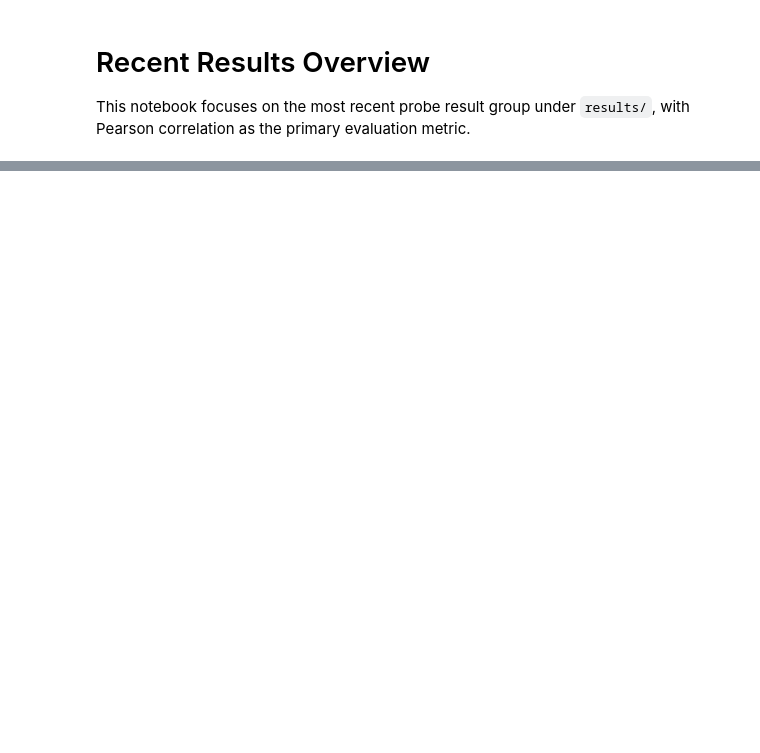
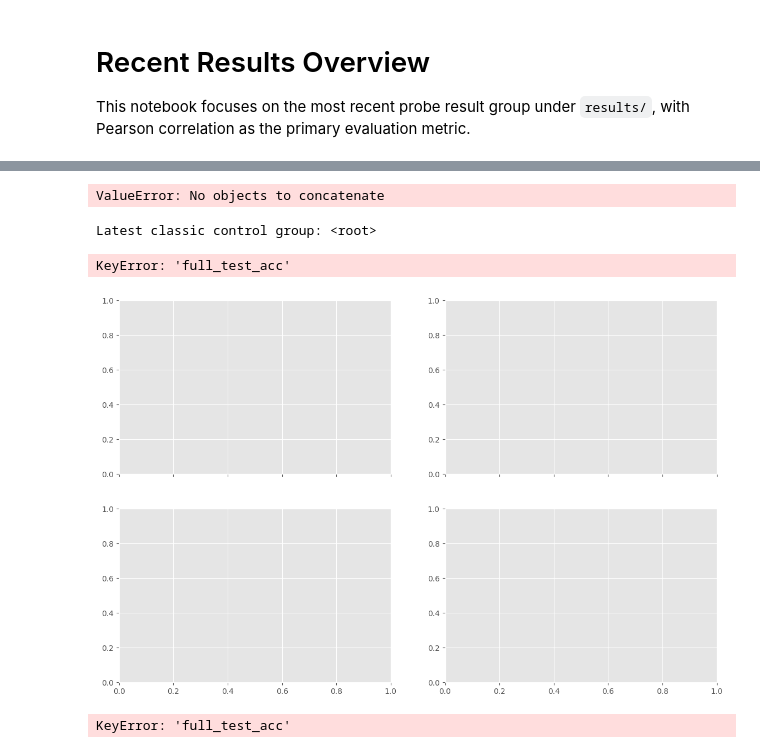
Before and after one commit to aimo-interp/baselines, a Jupyter notebook: notebooks/results_overview.ipynb, the cells around one changed output, grey strips where cells are left out. Cells and saved outputs as stored; diff of their text form; code cells hidden in the pictures; blank space fills up the shorter version.

```diff
--- a/notebooks/results_overview.ipynb
+++ b/notebooks/results_overview.ipynb
@@ -257,0 +309,13 @@ latest_runs.sort_values("full_test_pearson", ascending=False)[[
+# %%
+classic_controls = ["NONE", "RANDOMIZATION", "PERMUTATION"]
+classic_df = runs_df[runs_df["control_task"].isin(classic_controls)].copy()
+classic_groups = sorted(classic_df["results_group"].unique()) if not classic_df.empty else []
+
+if classic_df.empty:
+    print("No NONE/RANDOMIZATION/PERMUTATION runs found under results/.")
+else:
+    print("Classic control result groups:")
+    for group in classic_groups:
+        print(" -", group or "<root>")
+
+classic_df.head()
@@ -257,0 +331,61 @@ latest_runs.sort_values("full_test_pearson", ascending=False)[[
+# %%
+if not classic_df.empty:
+    classic_metric_cols = [
+        c for c in [
+            "full_test_acc",
+            "full_test_f1",
+            "unseen_test_acc",
+            "unseen_test_f1",
+        ] if c in classic_df.columns and classic_df[c].notna().any()
+    ]
+    classic_summary = (
+        classic_df.groupby(["results_group", "control_task"])[classic_metric_cols]
+        .agg(["mean", "std", "min", "max"])
+        .round(4)
+    )
+    display(classic_summary)
+# %% [output]
+ValueError: No objects to concatenate
+# %%
+if not classic_df.empty:
+    latest_classic_group = classic_df.groupby("results_group")["mtime"].max().sort_values(ascending=False).index[0]
+    latest_classic = classic_df[classic_df["results_group"] == latest_classic_group].copy()
+    print("Latest classic control group:", latest_classic_group or "<root>")
+
+    fig, axes = plt.subplots(2, 2, figsize=(14, 9), sharex=True)
+    axes = axes.ravel()
+    plot_metrics = ["full_test_acc", "full_test_f1", "unseen_test_acc", "unseen_test_f1"]
+
+    for ax, metric in zip(axes, plot_metrics):
+        for control_task, group in latest_classic.groupby("control_task"):
+            group = group.sort_values("layer")
+            ax.plot(group["layer"], group[metric], marker="o", linewidth=2, label=control_task)
+        ax.set_title(metric.replace("_", " "))
+        ax.set_xlabel("Layer")
+        ax.set_ylabel(metric.replace("_", " "))
+
+    axes[0].legend(title="Control")
+    plt.tight_layout()
+# %% [output]
+Latest classic control group: <root>
+KeyError: 'full_test_acc'
+[figure, added]
+# %%
+if not classic_df.empty:
+    latest_classic_group = classic_df.groupby("results_group")["mtime"].max().sort_values(ascending=False).index[0]
+    latest_classic = classic_df[classic_df["results_group"] == latest_classic_group].copy()
+    heatmap_df = latest_classic.pivot(index="control_task", columns="layer", values="full_test_acc").sort_index()
+
+    fig, ax = plt.subplots(figsize=(14, 3.5))
+    im = ax.imshow(heatmap_df.to_numpy(), aspect="auto", cmap="viridis", vmin=0, vmax=1)
+    ax.set_title("Classic Controls: Full-Test Accuracy Heatmap")
+    ax.set_xlabel("Layer")
+    ax.set_ylabel("Control")
+    ax.set_xticks(np.arange(len(heatmap_df.columns)))
+    ax.set_xticklabels(heatmap_df.columns)
+    ax.set_yticks(np.arange(len(heatmap_df.index)))
+    ax.set_yticklabels(heatmap_df.index)
+    plt.colorbar(im, ax=ax, label="full test acc")
+    plt.tight_layout()
+# %% [output]
+KeyError: 'full_test_acc'
```
Also changed, not shown: parts of 11 cells of this notebook, 1 other file.
